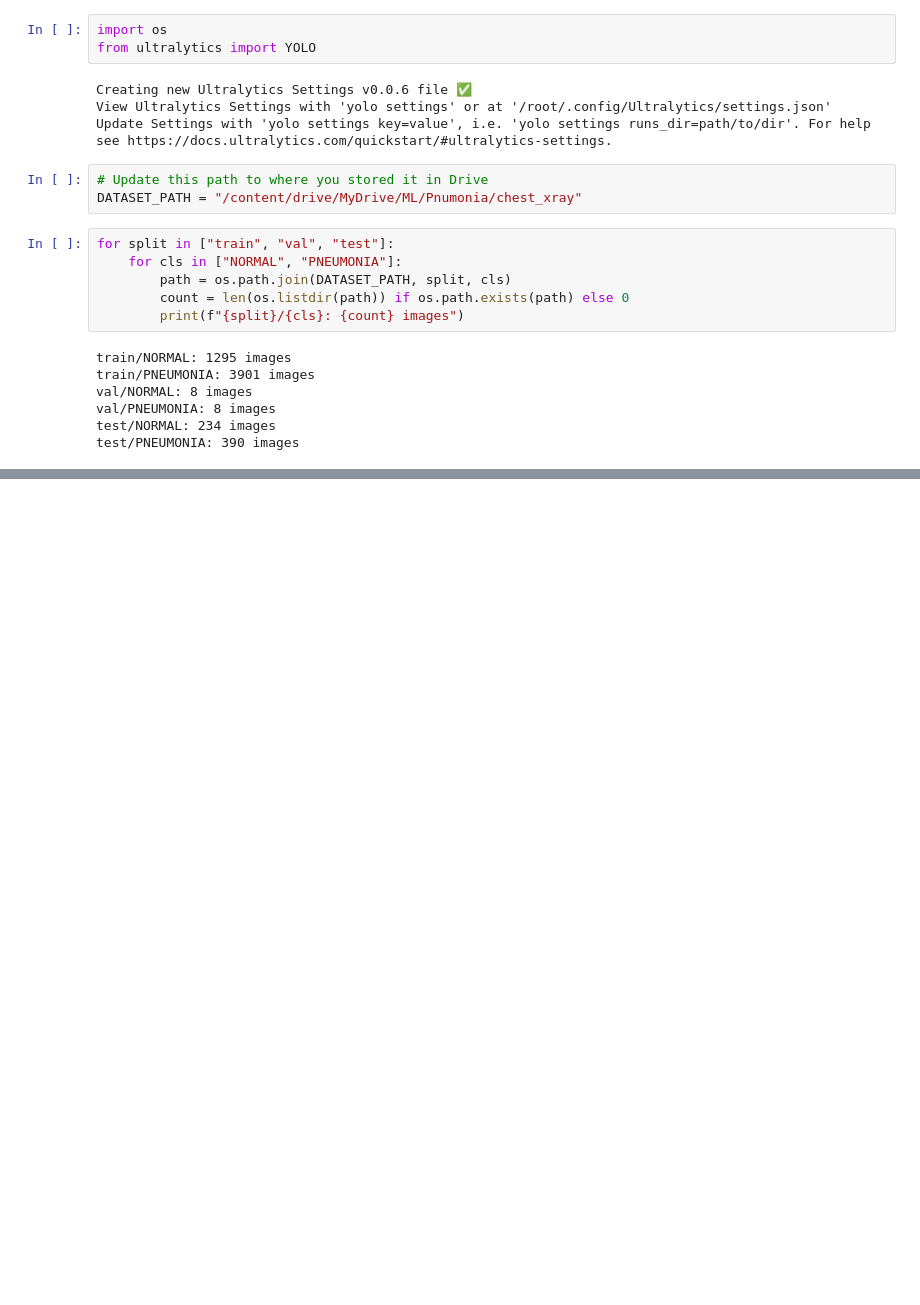
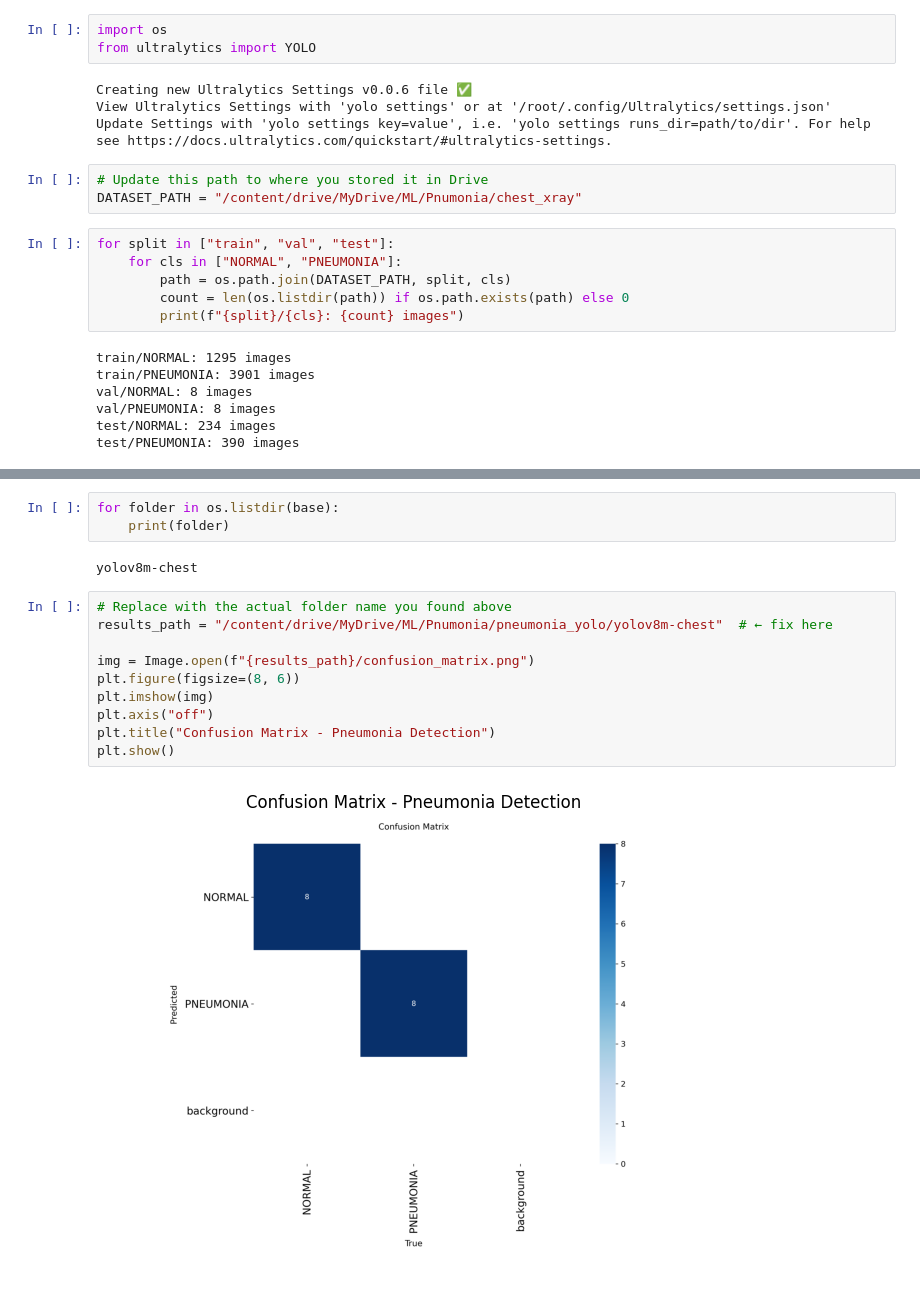
Before and after one commit to YasiruMethmal123/Do-U-Have-Pneumonia, a Jupyter notebook: script/Pneumonia_Detection.ipynb, the cells around one changed output, grey strips where cells are left out. Cells and saved outputs as stored; diff of their text form; blank space fills up the shorter version.

```diff
--- a/script/Pneumonia_Detection.ipynb
+++ b/script/Pneumonia_Detection.ipynb
@@ -79,0 +120,17 @@ print(f"Top-5 Accuracy: {metrics.top5:.4f}")
+# %%
+for folder in os.listdir(base):
+    print(folder)
+# %% [output]
+yolov8m-chest
+# %%
+# Replace with the actual folder name you found above
+results_path = "/content/drive/MyDrive/ML/Pnumonia/pneumonia_yolo/yolov8m-chest"  # ← fix here
+
+img = Image.open(f"{results_path}/confusion_matrix.png")
+plt.figure(figsize=(8, 6))
+plt.imshow(img)
+plt.axis("off")
+plt.title("Confusion Matrix - Pneumonia Detection")
+plt.show()
+# %% [output]
+[figure, added]
```
Also changed, not shown: parts of 4 cells of this notebook.
